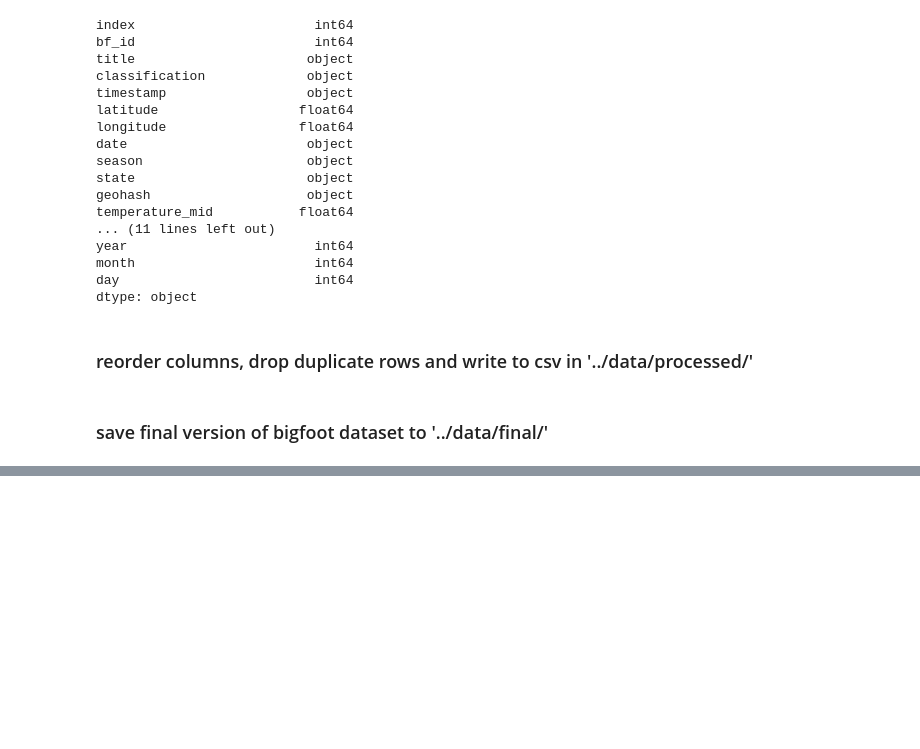
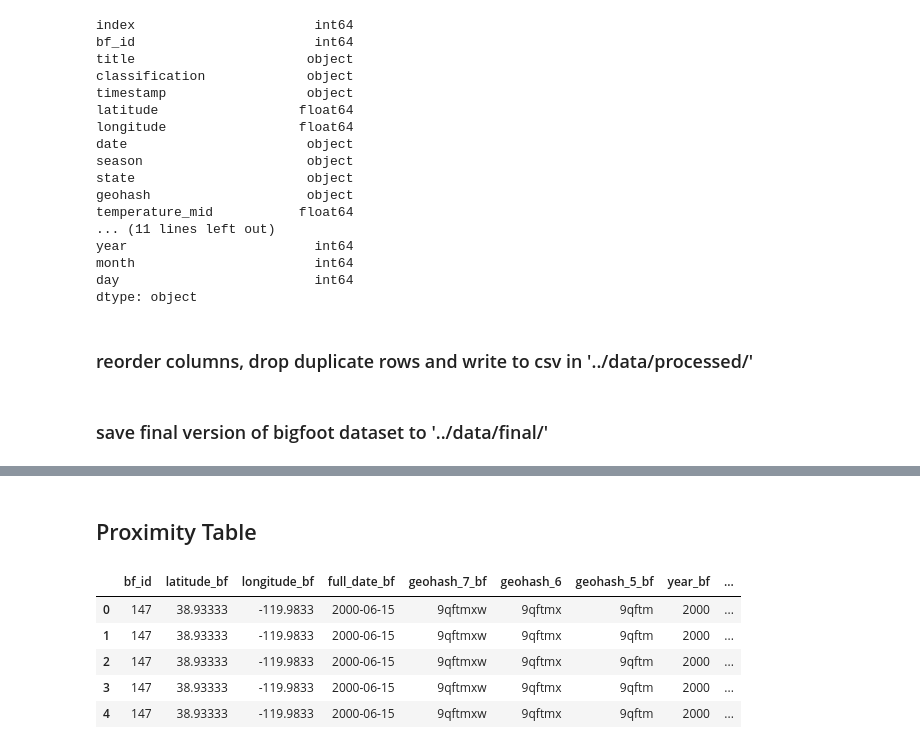
Before and after one commit to wslider/anomalous-sightings-archive, a Jupyter notebook: notebooks/data_analysis.ipynb, the cells around one changed output, grey strips where cells are left out. Drawn from its saved outputs; the diff is of its cells as text; code cells hidden in the pictures; blank space fills up the shorter version.

```diff
--- a/notebooks/data_analysis.ipynb
+++ b/notebooks/data_analysis.ipynb
@@ -978,0 +1073,28 @@ combined_bigfoot_df.to_csv("../data/final/bigfoot_reports.csv", index=False)
+# %% [markdown]
+## Proximity Table
+# %%
+bigfoot_df = combined_bigfoot_df.copy()
+uap_df = us_uap_after_1940_df.copy()
+
+proximity_df = pd.merge(
+    bigfoot_df[[
+        'bf_id', 'latitude', 'longitude', 'full_date',
+        'geohash_7', 'geohash_6', 'geohash_5', 'year'
+    ]],
+    uap_df[[
+        'uap_id', 'full_date', 'city', 'state_code',
+        'shape_group', 'geohash_7', 'geohash_6', 'geohash_5', 'latitude', 'longitude', 'year'
+    ]],
+    on='geohash_6',
+    how='inner',
+    suffixes=('_bf', '_uap')
+)
+
+proximity_df.head()
+# %% [output]
+|  | bf_id | latitude_bf | longitude_bf | full_date_bf | geohash_7_bf | geohash_6 | geohash_5_bf | year_bf | ... |
+| 0 | 147 | 38.93333 | -119.9833 | 2000-06-15 | 9qftmxw | 9qftmx | 9qftm | 2000 | ... |
+| 1 | 147 | 38.93333 | -119.9833 | 2000-06-15 | 9qftmxw | 9qftmx | 9qftm | 2000 | ... |
+| 2 | 147 | 38.93333 | -119.9833 | 2000-06-15 | 9qftmxw | 9qftmx | 9qftm | 2000 | ... |
+| 3 | 147 | 38.93333 | -119.9833 | 2000-06-15 | 9qftmxw | 9qftmx | 9qftm | 2000 | ... |
+| 4 | 147 | 38.93333 | -119.9833 | 2000-06-15 | 9qftmxw | 9qftmx | 9qftm | 2000 | ... |
```
Also changed, not shown: parts of 27 cells of this notebook, 3 other files.
